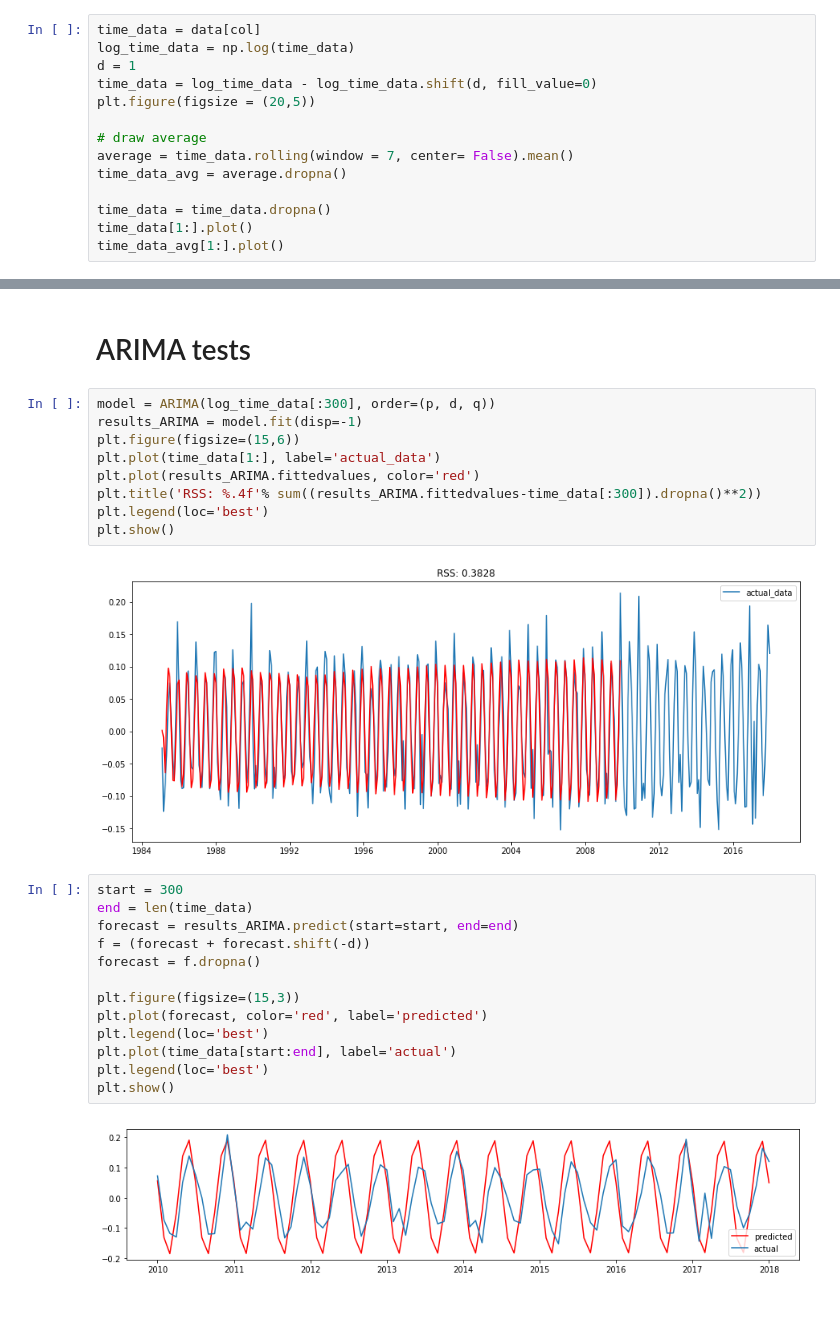
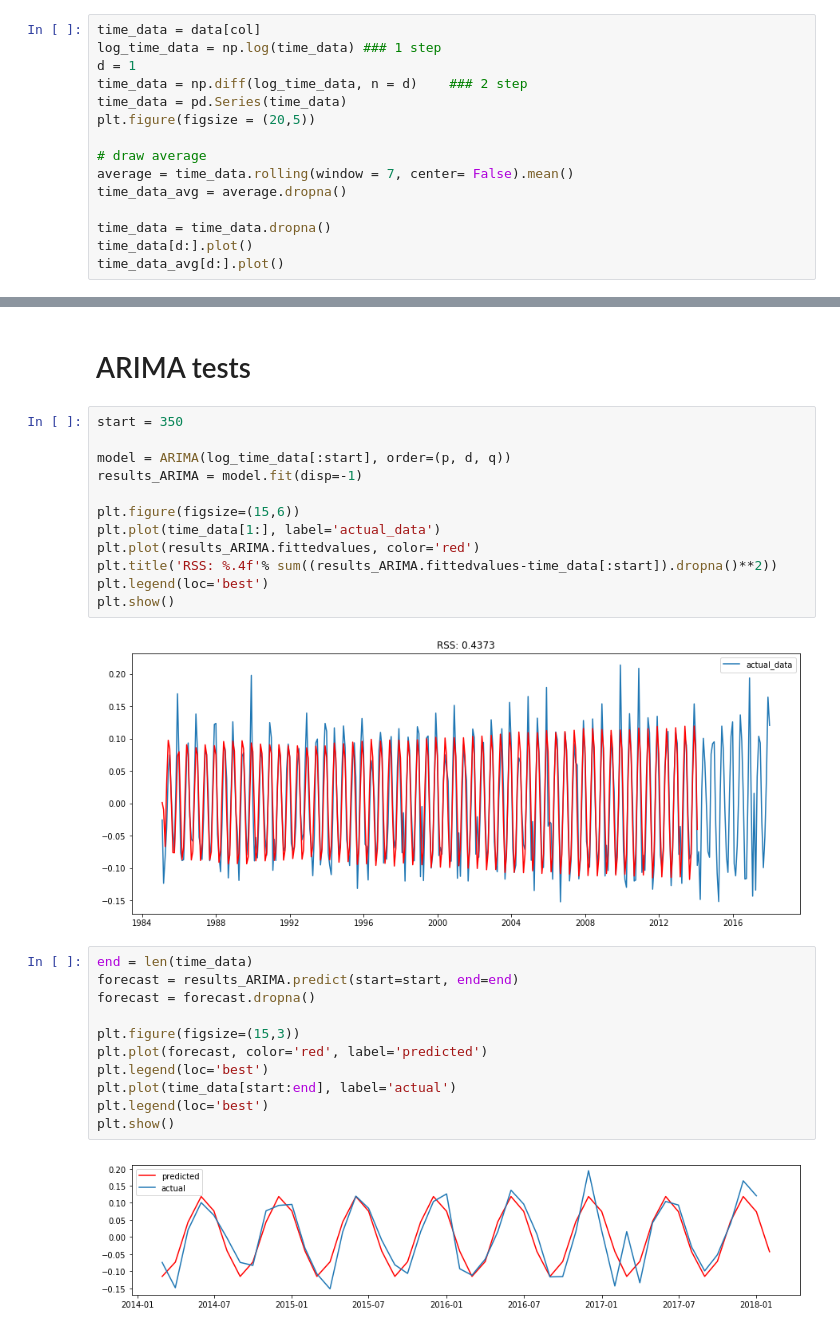
Before and after one commit to NataliaNovosad/time-series-analysis, a Jupyter notebook: One-variable Time series analysis.ipynb, the cells around one changed output, grey strips where cells are left out. Cells and saved outputs as stored; diff of their text form.

```diff
--- a/One-variable Time series analysis.ipynb
+++ b/One-variable Time series analysis.ipynb
@@ -145,8 +151,9 @@ Case 4: KPSS = not stationary and ADF = stationary -> difference stationary, use
 # %%
 time_data = data[col]
-log_time_data = np.log(time_data)
+log_time_data = np.log(time_data) ### 1 step
 d = 1
-time_data = log_time_data - log_time_data.shift(d, fill_value=0)
+time_data = np.diff(log_time_data, n = d)    ### 2 step
+time_data = pd.Series(time_data)
 plt.figure(figsize = (20,5))
 
 # draw average
@@ -154,7 +161,7 @@ average = time_data.rolling(window = 7, center= False).mean()
 time_data_avg = average.dropna()
 
 time_data = time_data.dropna()
-time_data[1:].plot()
-time_data_avg[1:].plot()
+time_data[d:].plot()
+time_data_avg[d:].plot()
 # %% [output]
 <matplotlib.axes._subplots.AxesSubplot at 0x...>
@@ -196,28 +206,29 @@ p = 2 # from PACF graph AR
 # %% [markdown]
 # ARIMA tests
 # %%
-model = ARIMA(log_time_data[:300], order=(p, d, q))
+start = 350
+
+model = ARIMA(log_time_data[:start], order=(p, d, q))
 results_ARIMA = model.fit(disp=-1)
+
 plt.figure(figsize=(15,6))
 plt.plot(time_data[1:], label='actual_data')
 plt.plot(results_ARIMA.fittedvalues, color='red')
-plt.title('RSS: %.4f'% sum((results_ARIMA.fittedvalues-time_data[:300]).dropna()**2))
+plt.title('RSS: %.4f'% sum((results_ARIMA.fittedvalues-time_data[:start]).dropna()**2))
 plt.legend(loc='best')
 plt.show()
 # %% [output]
-[figure, old version]
+[figure, new version]
 # %%
-start = 300
 end = len(time_data)
 forecast = results_ARIMA.predict(start=start, end=end)
-f = (forecast + forecast.shift(-d))
-forecast = f.dropna()
+forecast = forecast.dropna()
 
 plt.figure(figsize=(15,3))
 plt.plot(forecast, color='red', label='predicted')
 plt.legend(loc='best')
 plt.plot(time_data[start:end], label='actual')
 plt.legend(loc='best')
 plt.show()
 # %% [output]
-[figure, old version]
+[figure, new version]
```
Also changed, not shown: parts of 11 cells of this notebook, 4 other files.
